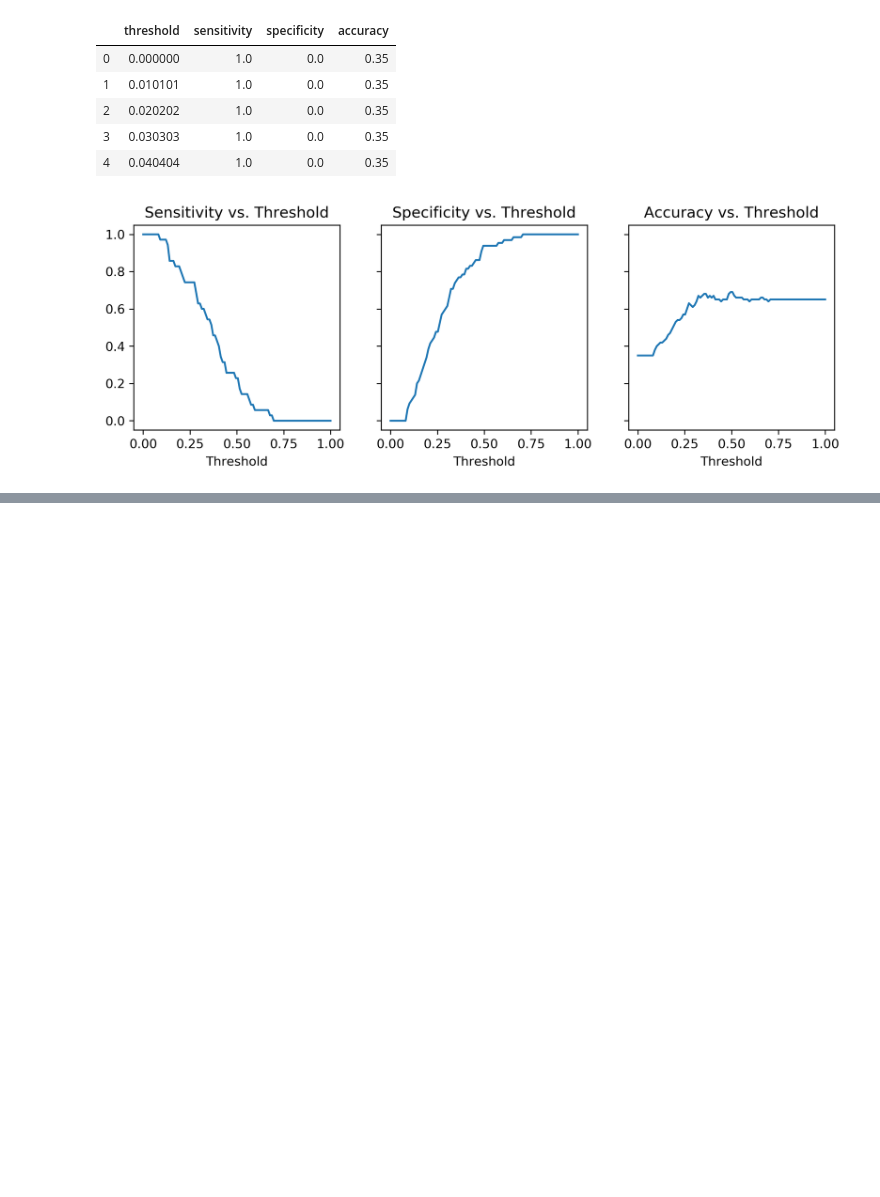
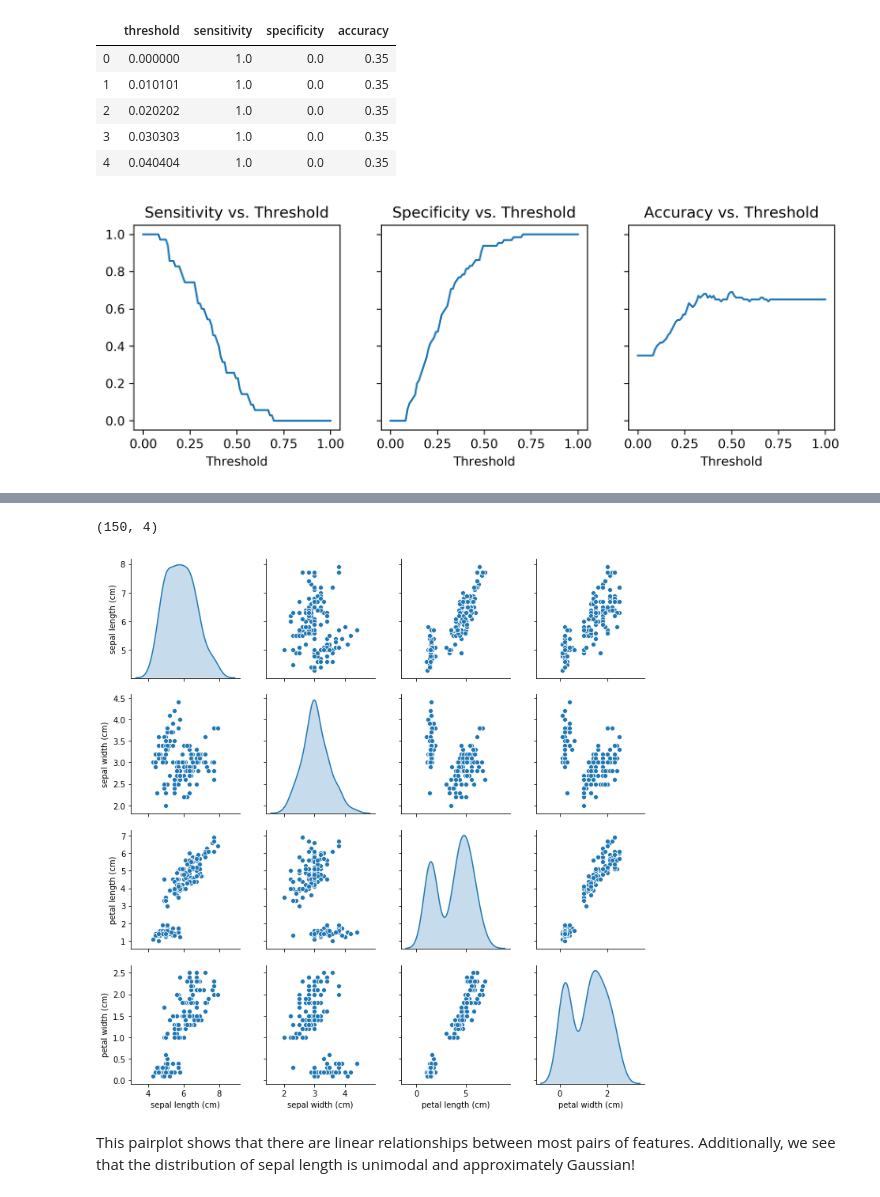
Before and after one commit to eigenvivek/BMDS, a Jupyter notebook: quizzes/quiz-4-v715/quiz4.ipynb, the cells around one changed output, grey strips where cells are left out. Drawn from its saved outputs; the diff is of its cells as text; code cells hidden in the pictures; blank space fills up the shorter version.

```diff
--- a/quizzes/quiz-4-v715/quiz4.ipynb
+++ b/quizzes/quiz-4-v715/quiz4.ipynb
@@ -130,0 +143,19 @@ plt.show()
+# %%
+# Load the iris data set
+iris = load_iris()
+
+# Wrangle the data into a Pandas DataFrame
+df = pd.DataFrame(iris["data"], columns=iris["feature_names"])
+
+# Visualize the dataframe and look at the dimension of the data
+df.head()
+print(df.shape)
+# %% [output]
+(150, 4)
+# %%
+sns.pairplot(df, diag_kind="kde")
+plt.show()
+# %% [output]
+[figure, added]
+# %% [markdown]
+This pairplot shows that there are linear relationships between most pairs of features. Additionally, we see that the distribution of sepal length is unimodal and approximately Gaussian!
```
Also changed, not shown: parts of 6 cells of this notebook.
